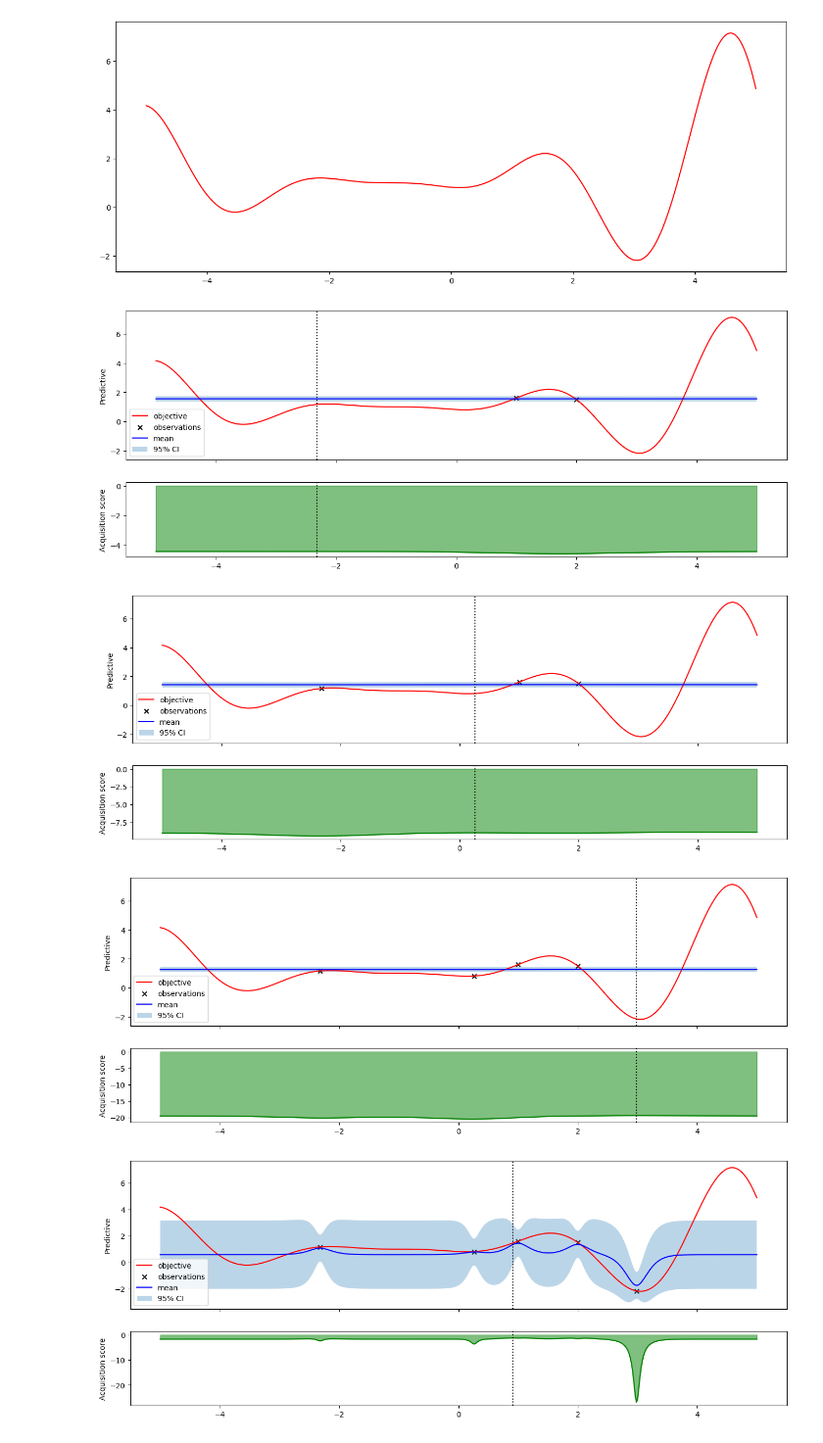
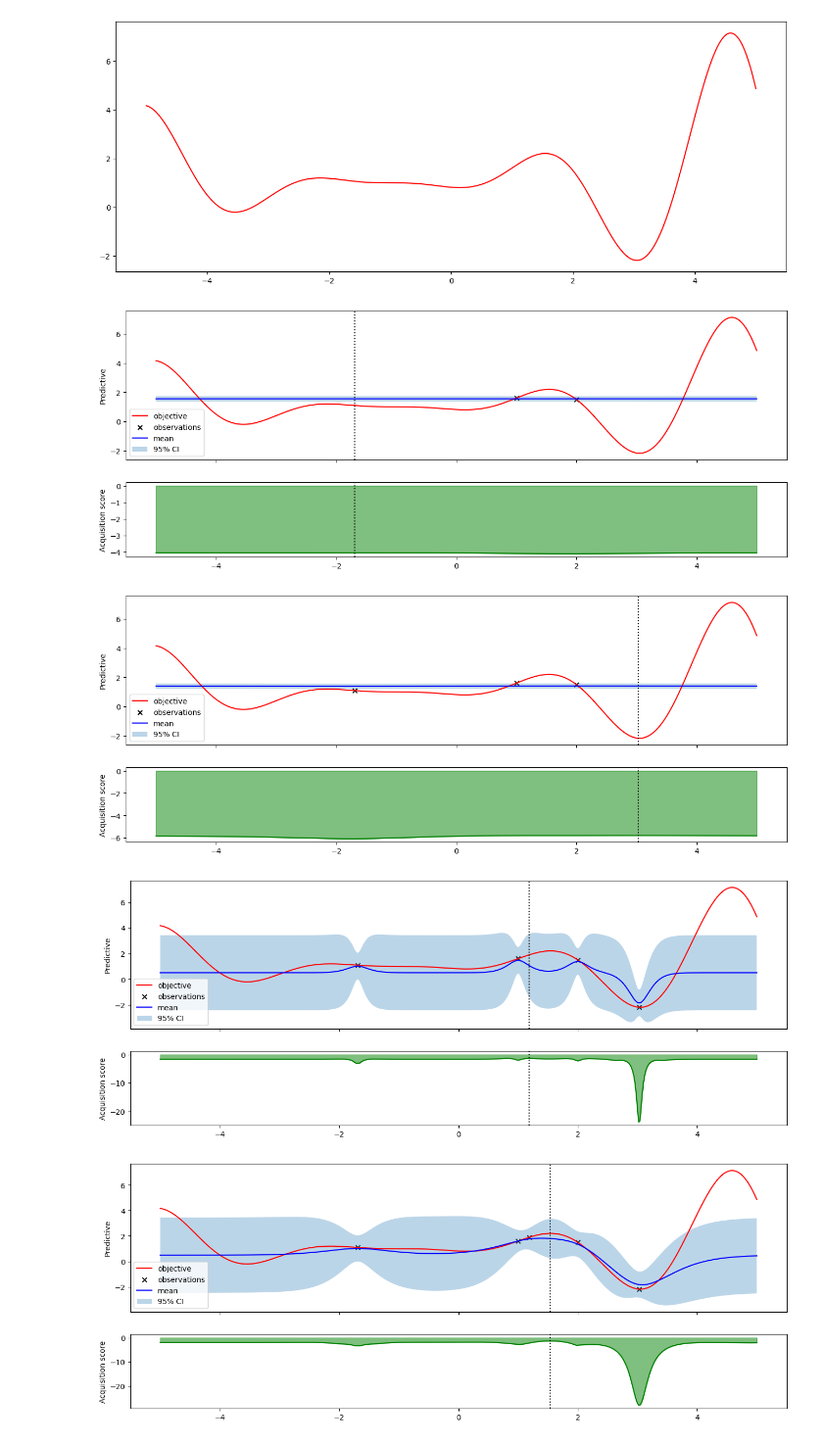
Before and after one commit to Lando-L/boax, a Jupyter notebook: docs/source/guides/Bayesian_Optimization.ipynb, the cells around one changed output. Shown: that part at 98% size. Saved outputs shown, nothing was run; the diff lists cells and outputs as text; code cells hidden in the pictures.

```diff
--- a/docs/source/guides/Bayesian_Optimization.ipynb
+++ b/docs/source/guides/Bayesian_Optimization.ipynb
@@ -104,27 +104,27 @@ y_train = objective(x_train)
 # %%
 for i in range(10):
     (next_params, next_opt_state), history = fit(params, opt_state, x_train, y_train, 1000)
 
     mean, cov = process(next_params).posterior(x_test, x_train, y_train)
     scale = jnp.sqrt(jnp.diag(cov))
 
-    acquisition = acquisitions.log_probability_of_improvement(
-        jnp.max(y_train) * 1.1,
+    acquisition = acquisitions.log_expected_improvement(
+        jnp.max(y_train),
         partial(process(next_params).posterior, observation_index_points=x_train, observations=y_train)
     )
     scores = acquisition(x_test)
 
-    candidates, values = score(next_params, acquisition)
+    candidates, values = score(acquisition)
 
     x_next = candidates[jnp.argmax(values), jnp.newaxis]
     y_next = objective(x_next)
 
     show(x_train, y_train, x_test, y_test, x_next, mean, scale, scores)
 
     x_train = jnp.vstack([x_train, x_next])
     y_train = jnp.hstack([y_train, y_next])
 # %% [output]
-[figure, old version]
+[figure, new version]
-[figure, old version]
+[figure, new version]
-[figure, old version]
+[figure, new version]
-[figure, old version]
+[figure, new version]
```
Also changed, not shown: parts of 1 cell of this notebook, 17 other files.
